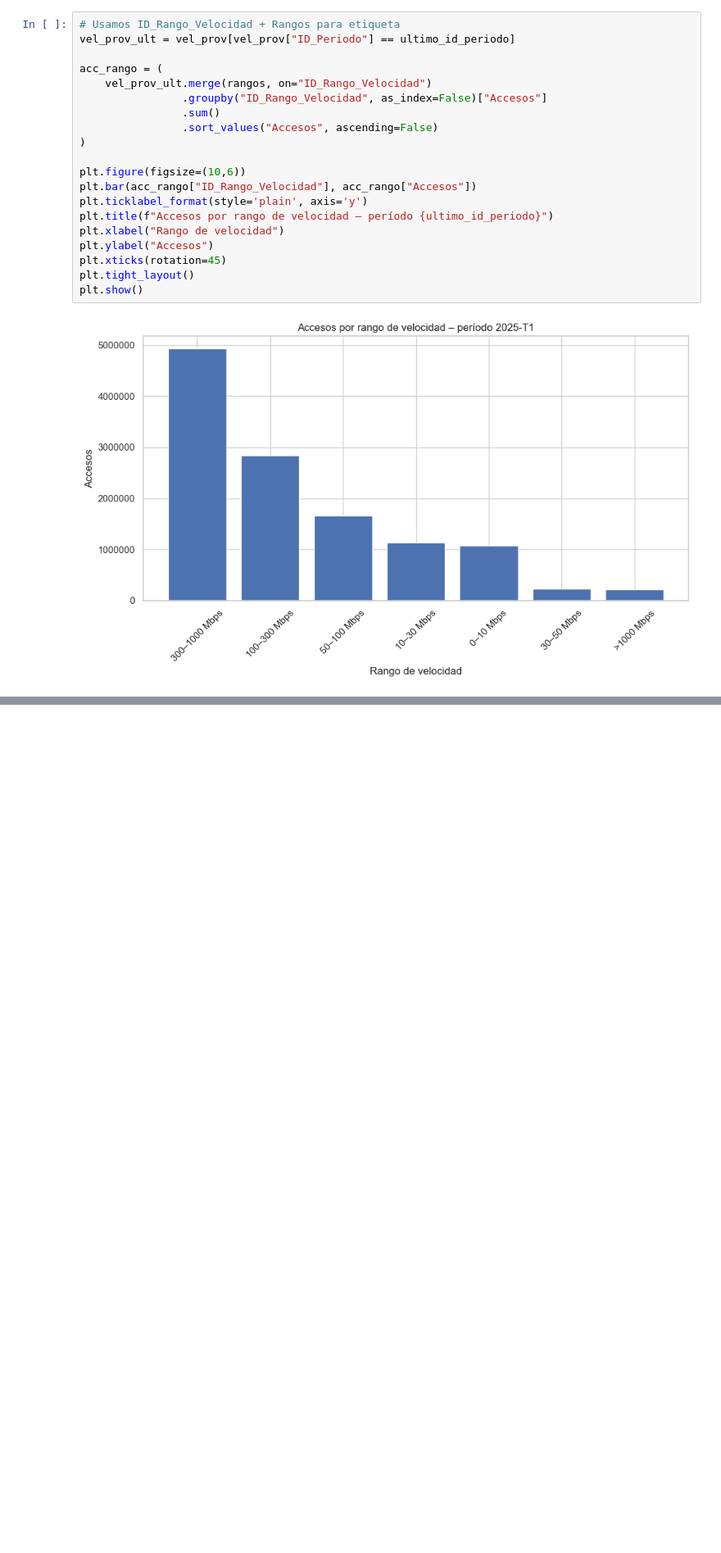
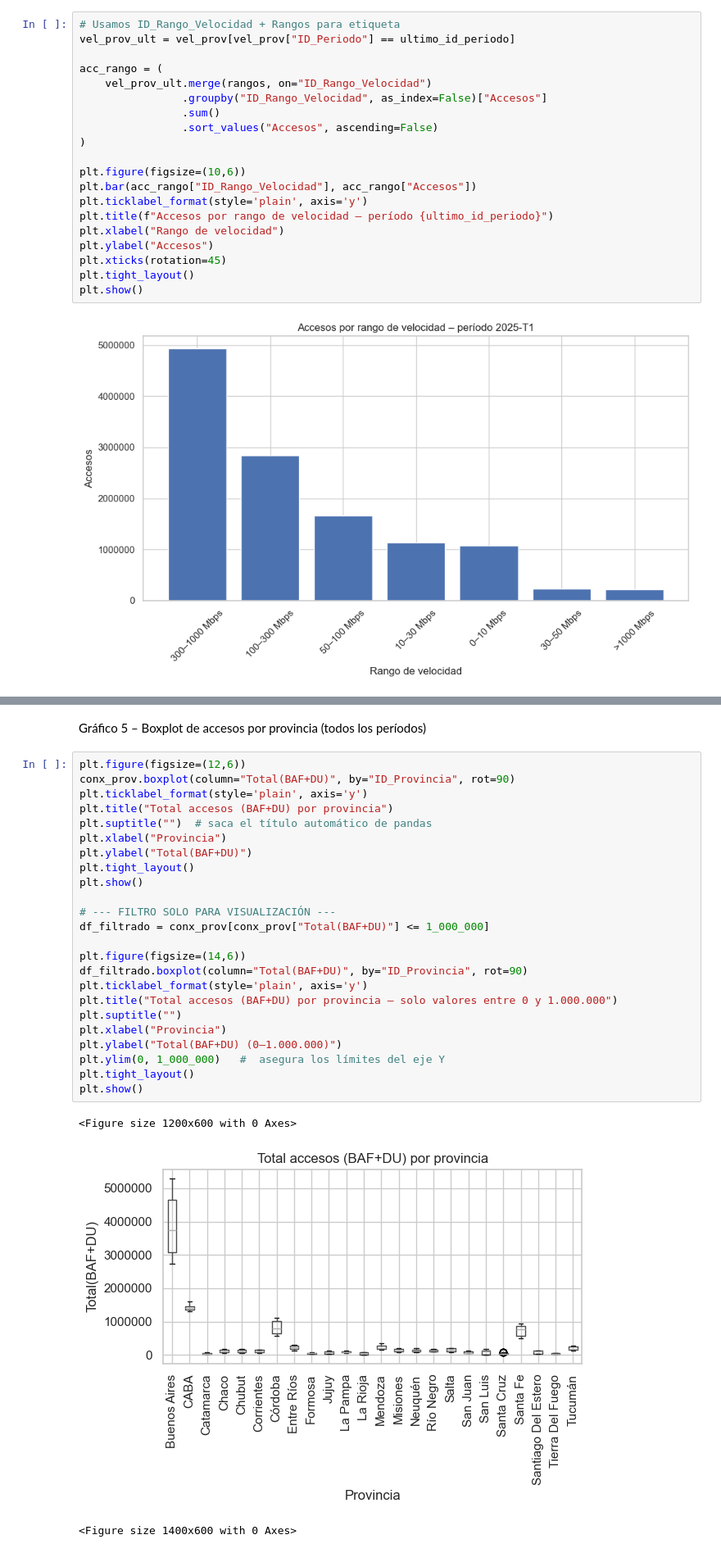
Before and after one commit to pablopicca/proyectofinalhenryG7, a Jupyter notebook: Tablas CSV/Graficos Informe Final.ipynb, the cells around one changed output, grey strips where cells are left out. Shown at 82% size. Saved outputs shown, nothing was run; the diff lists cells and outputs as text; blank space fills up the shorter version.

```diff
--- a/Tablas CSV/Graficos Informe Final.ipynb
+++ b/Tablas CSV/Graficos Informe Final.ipynb
@@ -88,0 +143,30 @@ plt.show()
+# %% [markdown]
+Gráfico 5 – Boxplot de accesos por provincia (todos los períodos)
+# %%
+plt.figure(figsize=(12,6))
+conx_prov.boxplot(column="Total(BAF+DU)", by="ID_Provincia", rot=90)
+plt.ticklabel_format(style='plain', axis='y')
+plt.title("Total accesos (BAF+DU) por provincia")
+plt.suptitle("")  # saca el título automático de pandas
+plt.xlabel("Provincia")
+plt.ylabel("Total(BAF+DU)")
+plt.tight_layout()
+plt.show()
+
+# --- FILTRO SOLO PARA VISUALIZACIÓN ---
+df_filtrado = conx_prov[conx_prov["Total(BAF+DU)"] <= 1_000_000]
+
+plt.figure(figsize=(14,6))
+df_filtrado.boxplot(column="Total(BAF+DU)", by="ID_Provincia", rot=90)
+plt.ticklabel_format(style='plain', axis='y')
+plt.title("Total accesos (BAF+DU) por provincia – solo valores entre 0 y 1.000.000")
+plt.suptitle("")
+plt.xlabel("Provincia")
+plt.ylabel("Total(BAF+DU) (0–1.000.000)")
+plt.ylim(0, 1_000_000)   #  asegura los límites del eje Y
+plt.tight_layout()
+plt.show()
+# %% [output]
+<Figure size 1200x600 with 0 Axes>
+[figure, added]
+<Figure size 1400x600 with 0 Axes>
```
Also changed, not shown: parts of 13 cells of this notebook.
